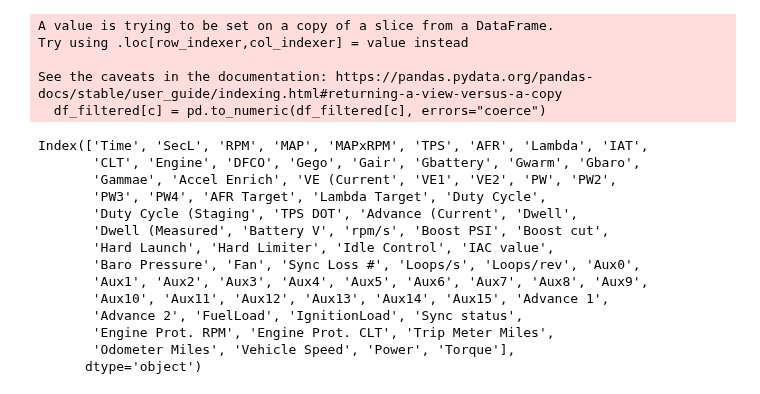
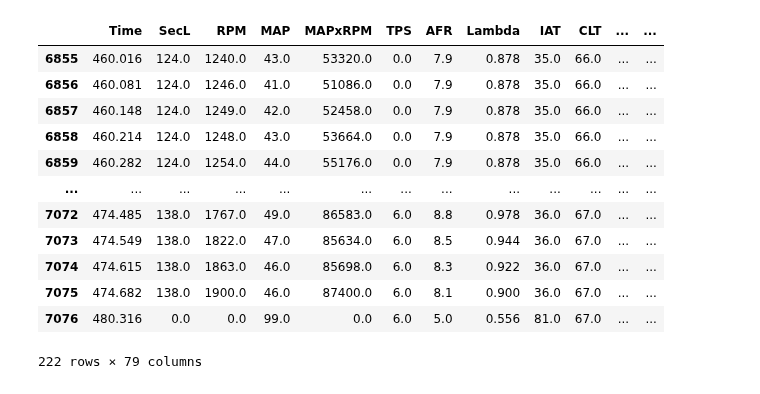
Before and after one commit to Schwarzam/tokyodrift, a Jupyter notebook: dev gustavo.ipynb, the cells around one changed output. Drawn from its saved outputs; the diff is of its cells as text; code cells hidden in the pictures.

```diff
--- a/dev gustavo.ipynb
+++ b/dev gustavo.ipynb
@@ -112,27 +118,16 @@ plt.show()
-# %%
-for c in df_filtered.columns:
-    if c in df_filtered.columns:
-        df_filtered[c] = pd.to_numeric(df_filtered[c], errors="coerce")
-# %% [output]
-A value is trying to be set on a copy of a slice from a DataFrame.
-Try using .loc[row_indexer,col_indexer] = value instead
-
-See the caveats in the documentation: https://pandas.pydata.org/pandas-docs/stable/user_guide/indexing.html#returning-a-view-versus-a-copy
-  df_filtered[c] = pd.to_numeric(df_filtered[c], errors="coerce")
-# %%
-df_filtered.columns
-# %% [output]
-Index(['Time', 'SecL', 'RPM', 'MAP', 'MAPxRPM', 'TPS', 'AFR', 'Lambda', 'IAT',
-       'CLT', 'Engine', 'DFCO', 'Gego', 'Gair', 'Gbattery', 'Gwarm', 'Gbaro',
-       'Gammae', 'Accel Enrich', 'VE (Current', 'VE1', 'VE2', 'PW', 'PW2',
-       'PW3', 'PW4', 'AFR Target', 'Lambda Target', 'Duty Cycle',
-       'Duty Cycle (Staging', 'TPS DOT', 'Advance (Current', 'Dwell',
-       'Dwell (Measured', 'Battery V', 'rpm/s', 'Boost PSI', 'Boost cut',
-       'Hard Launch', 'Hard Limiter', 'Idle Control', 'IAC value',
-       'Baro Pressure', 'Fan', 'Sync Loss #', 'Loops/s', 'Loops/rev', 'Aux0',
-       'Aux1', 'Aux2', 'Aux3', 'Aux4', 'Aux5', 'Aux6', 'Aux7', 'Aux8', 'Aux9',
-       'Aux10', 'Aux11', 'Aux12', 'Aux13', 'Aux14', 'Aux15', 'Advance 1',
-       'Advance 2', 'FuelLoad', 'IgnitionLoad', 'Sync status',
-       'Engine Prot. RPM', 'Engine Prot. CLT', 'Trip Meter Miles',
-       'Odometer Miles', 'Vehicle Speed', 'Power', 'Torque'],
-      dtype='object')
+# %%
+df_filtered
+# %% [output]
+|  | Time | SecL | RPM | MAP | MAPxRPM | TPS | AFR | Lambda | IAT | CLT | ... | ... |
+| 6855 | 460.016 | 124.0 | 1240.0 | 43.0 | 53320.0 | 0.0 | 7.9 | 0.878 | 35.0 | 66.0 | ... | ... |
+| 6856 | 460.081 | 124.0 | 1246.0 | 41.0 | 51086.0 | 0.0 | 7.9 | 0.878 | 35.0 | 66.0 | ... | ... |
+| 6857 | 460.148 | 124.0 | 1249.0 | 42.0 | 52458.0 | 0.0 | 7.9 | 0.878 | 35.0 | 66.0 | ... | ... |
+| 6858 | 460.214 | 124.0 | 1248.0 | 43.0 | 53664.0 | 0.0 | 7.9 | 0.878 | 35.0 | 66.0 | ... | ... |
+| 6859 | 460.282 | 124.0 | 1254.0 | 44.0 | 55176.0 | 0.0 | 7.9 | 0.878 | 35.0 | 66.0 | ... | ... |
+| ... | ... | ... | ... | ... | ... | ... | ... | ... | ... | ... | ... | ... |
+| 7072 | 474.485 | 138.0 | 1767.0 | 49.0 | 86583.0 | 6.0 | 8.8 | 0.978 | 36.0 | 67.0 | ... | ... |
+| 7073 | 474.549 | 138.0 | 1822.0 | 47.0 | 85634.0 | 6.0 | 8.5 | 0.944 | 36.0 | 67.0 | ... | ... |
+| 7074 | 474.615 | 138.0 | 1863.0 | 46.0 | 85698.0 | 6.0 | 8.3 | 0.922 | 36.0 | 67.0 | ... | ... |
+| 7075 | 474.682 | 138.0 | 1900.0 | 46.0 | 87400.0 | 6.0 | 8.1 | 0.900 | 36.0 | 67.0 | ... | ... |
+| 7076 | 480.316 | 0.0 | 0.0 | 99.0 | 0.0 | 6.0 | 5.0 | 0.556 | 81.0 | 67.0 | ... | ... |
+222 rows × 79 columns
```
Also changed, not shown: parts of 5 cells of this notebook, 1 other file.
